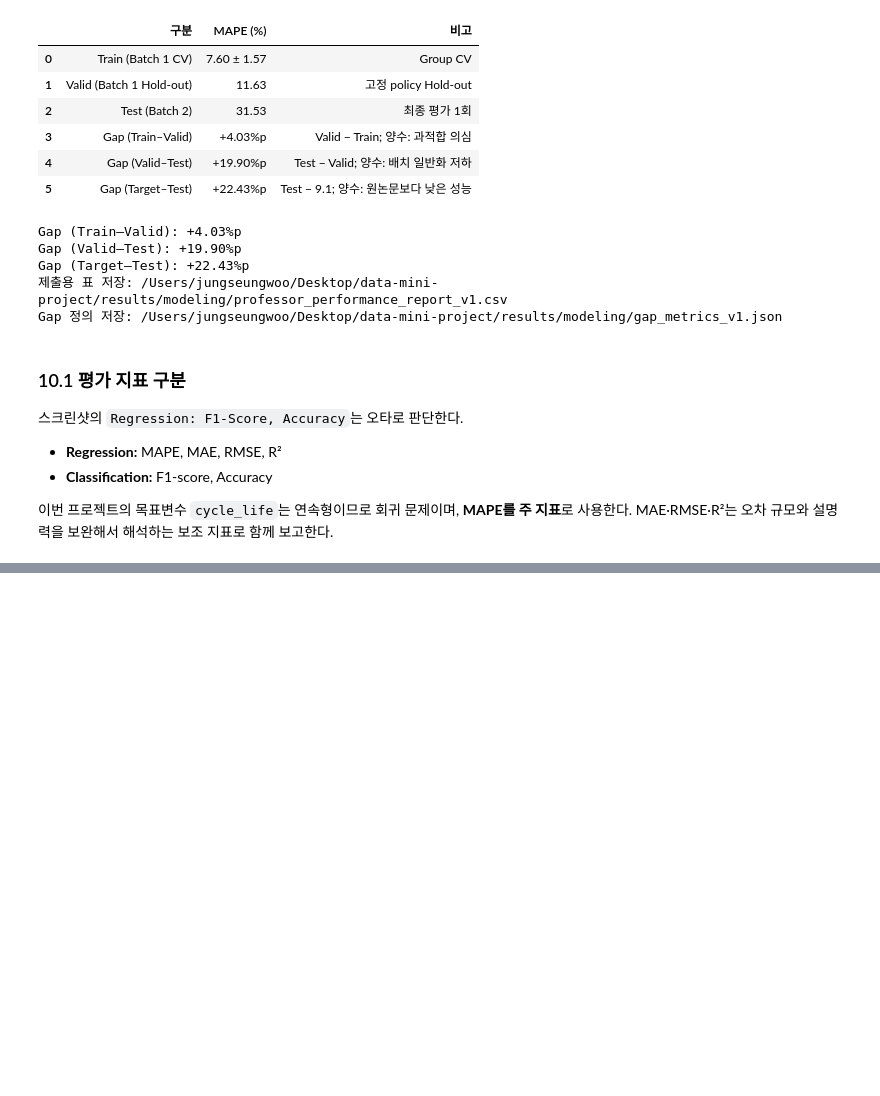
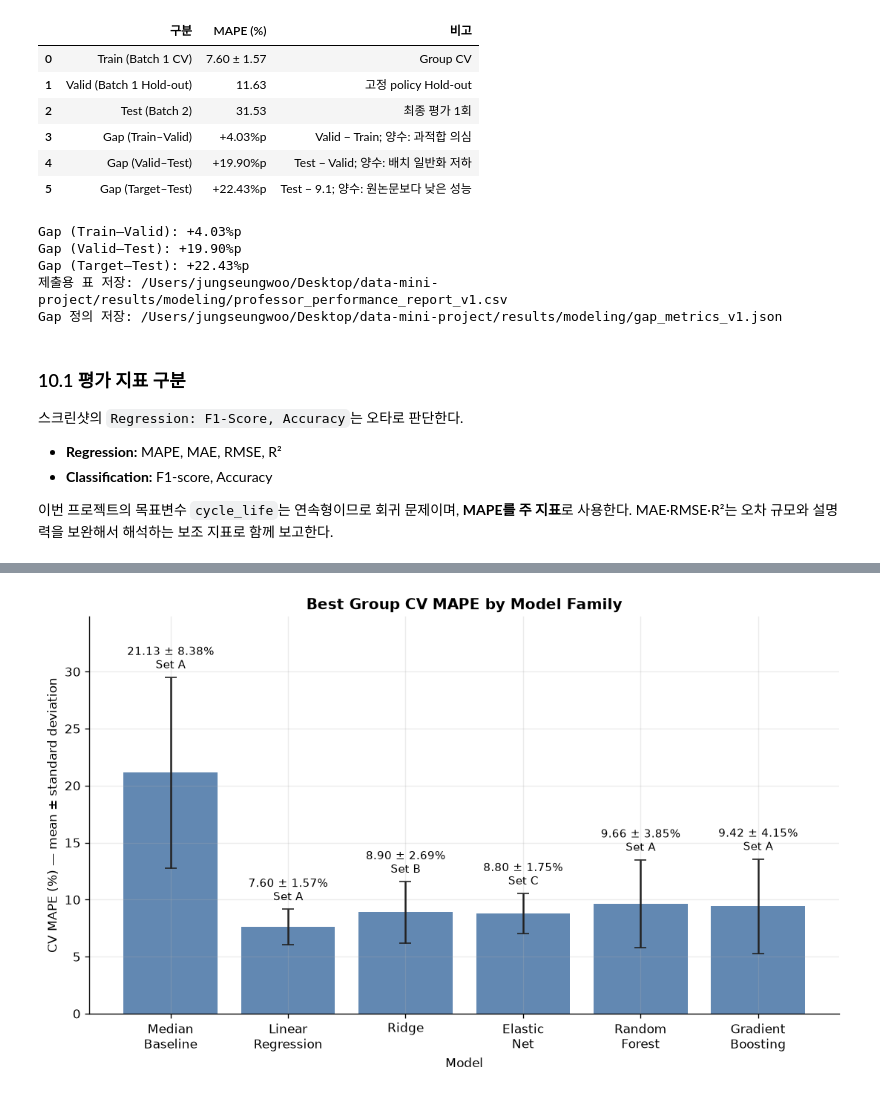
Before and after one commit to jihoo1018/data-mini-project, a Jupyter notebook: notebooks/02_MODEL_V1.ipynb, the cells around one changed output, grey strips where cells are left out. Drawn from its saved outputs; the diff is of its cells as text; code cells hidden in the pictures; blank space fills up the shorter version.

```diff
--- a/notebooks/02_MODEL_V1.ipynb
+++ b/notebooks/02_MODEL_V1.ipynb
@@ -2657,0 +2853,92 @@ Gap 정의 저장: /Users/jungseungwoo/Desktop/data-mini-project/results/modelin
+# %%
+model_display_order = [
+    "Median Baseline",
+    "Linear Regression",
+    "Ridge",
+    "Elastic Net",
+    "Random Forest",
+    "Gradient Boosting",
+]
+
+best_cv_by_model = (
+    cv_summary
+    .sort_values(
+        ["model", "cv_mape_mean_pct", "cv_mape_std_pct"]
+    )
+    .groupby("model", as_index=False, sort=False)
+    .head(1)
+    .set_index("model")
+    .loc[model_display_order]
+    .reset_index()
+)
+
+short_labels = [
+    "Median\nBaseline",
+    "Linear\nRegression",
+    "Ridge",
+    "Elastic\nNet",
+    "Random\nForest",
+    "Gradient\nBoosting",
+]
+
+fig, ax = plt.subplots(figsize=(9.2, 5.6))
+x_positions = np.arange(len(best_cv_by_model))
+bars = ax.bar(
+    x_positions,
+    best_cv_by_model["cv_mape_mean_pct"],
+    yerr=best_cv_by_model["cv_mape_std_pct"],
+    capsize=5,
+    color=PLOT_COLORS["bar"],
+    edgecolor="none",
+    ecolor=PLOT_COLORS["error"],
+    alpha=0.88,
+)
+
+for bar, mean_value, std_value, feature_name in zip(
+    bars,
+    best_cv_by_model["cv_mape_mean_pct"],
+    best_cv_by_model["cv_mape_std_pct"],
+    best_cv_by_model["feature_set"],
+):
+    ax.text(
+        bar.get_x() + bar.get_width() / 2,
+        mean_value + std_value + 0.45,
+        (
+            f"{mean_value:.2f} ± {std_value:.2f}%\n"
+            f"Set {feature_name.split('_')[0]}"
+        ),
+        ha="center",
+        va="bottom",
+        fontsize=9,
+    )
+
+ax.set_title("Best Group CV MAPE by Model Family")
+ax.set_xlabel("Model")
+ax.set_ylabel("CV MAPE (%) — mean ± standard deviation")
+ax.set_xticks(x_positions, short_labels)
+ax.set_ylim(
+    0,
+    float(
+        (
+            best_cv_by_model["cv_mape_mean_pct"]
+            + best_cv_by_model["cv_mape_std_pct"]
+        ).max()
+    ) * 1.18,
+)
+fig.tight_layout()
+fig.savefig(MODEL_COMPARISON_FIGURE_PATH, bbox_inches="tight")
+plt.show()
+
+display(
+    best_cv_by_model[
+        [
+            "model",
+            "feature_set",
+            "cv_mape_mean_pct",
+            "cv_mape_std_pct",
+        ]
+    ].round(3)
+)
+print(f"저장: {MODEL_COMPARISON_FIGURE_PATH}")
+# %% [output]
+[figure, added]
```
Also changed, not shown: parts of 13 cells of this notebook, 5 other files.
